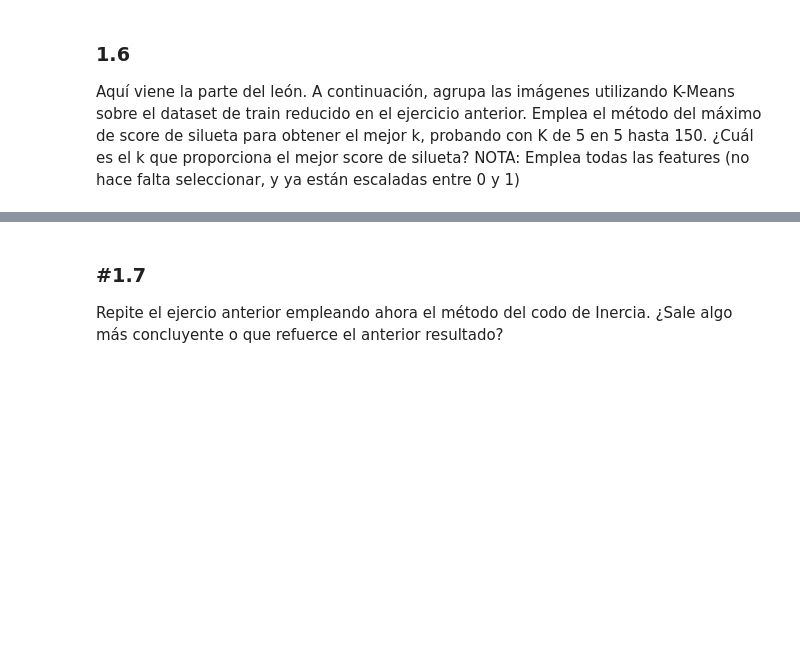
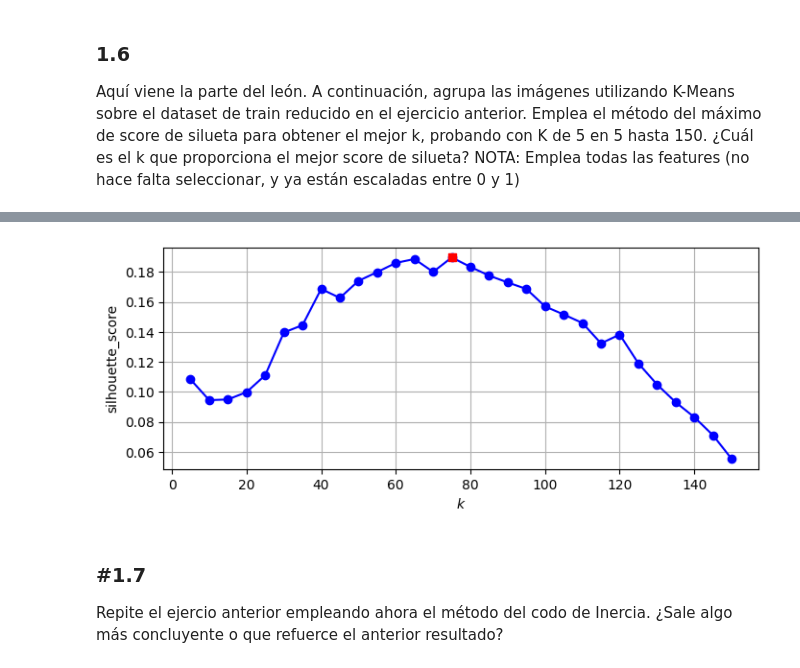
Before and after one commit to mmsbi02/DS_Marcos_Mart-nez_Santiago, a Jupyter notebook: 04_Machine_Learning/Sprint_13/Unidad_01_ML_No_Supervisado_Clustering_KMeans/03_Practica_Obligatoria/18_Practica_Obligatoria_Clustering_KMeans.ipynb, the cells around one changed output, grey strips where cells are left out. Cells and saved outputs as stored; diff of their text form; code cells hidden in the pictures; blank space fills up the shorter version.

```diff
--- a/04_Machine_Learning/Sprint_13/Unidad_01_ML_No_Supervisado_Clustering_KMeans/03_Practica_Obligatoria/18_Practica_Obligatoria_Clustering_KMeans.ipynb
+++ b/04_Machine_Learning/Sprint_13/Unidad_01_ML_No_Supervisado_Clustering_KMeans/03_Practica_Obligatoria/18_Practica_Obligatoria_Clustering_KMeans.ipynb
@@ -73,3 +305,16 @@ pca.n_components_
 ### 1.6
 
 Aquí viene la parte del león. A continuación, agrupa las imágenes utilizando K-Means sobre el dataset de train reducido en el ejercicio anterior. Emplea el método del máximo de score de silueta para obtener el mejor k, probando con K de 5 en 5 hasta 150. ¿Cuál es el k que proporciona el mejor score de silueta? NOTA: Emplea todas las features (no hace falta seleccionar, y ya están escaladas entre 0 y 1)
+# %%
+
+from sklearn.cluster import KMeans
+
+k_range = range(5,151,5)
+
+kmeans_per_k = []
+
+for k in k_range:
+    print(f"k={k}")
+    kmeans = KMeans(n_clusters=k,n_init=10,random_state=40)
+    kmeans.fit(X_train_pca)
+    kmeans_per_k.append(kmeans)
@@ -76,3 +381,21 @@ Aquí viene la parte del león. A continuación, agrupa las imágenes utilizando
+# %%
+from sklearn.metrics import silhouette_score
+
+silhouette_scores = [silhouette_score(X_train_pca, model.labels_) for model in kmeans_per_k]
+
+best_index = np.argmax(silhouette_scores)
+best_k = k_range[best_index]
+best_score = silhouette_scores[best_index]
+
+plt.figure(figsize=(8,3))
+plt.plot(k_range,silhouette_scores, "bo-")
+plt.xlabel("$k$")
+plt.ylabel("silhouette_score")
+plt.plot(best_k,best_score,"rs")
+plt.grid()
+plt.show()
+# %% [output]
+[figure, added]
 # %% [markdown]
 ### #1.7
 
```
Also changed, not shown: parts of 34 cells of this notebook, 2 other files.
